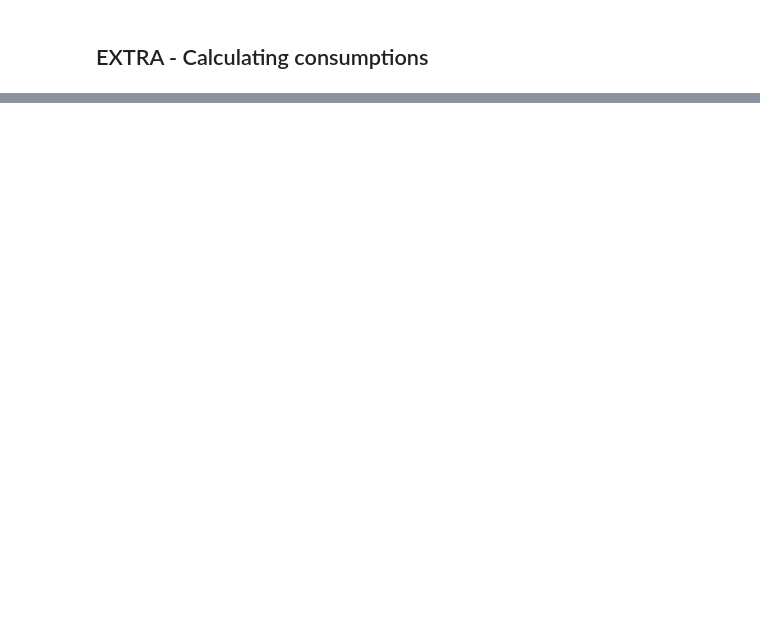
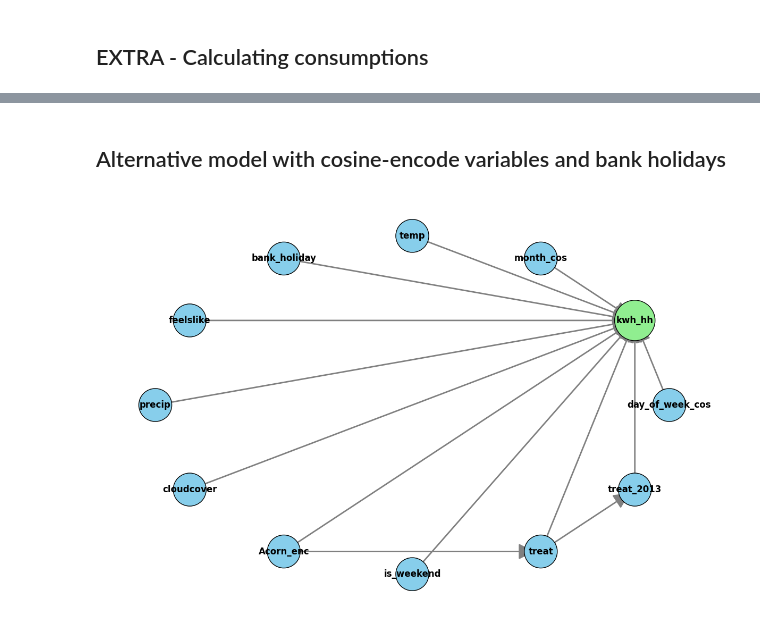
Before and after one commit to AlvaroCorrales/smart-meters-london, a Jupyter notebook: Causal analysis.ipynb, the cells around one changed output, grey strips where cells are left out. Cells and saved outputs as stored; diff of their text form; code cells hidden in the pictures; blank space fills up the shorter version.

Commit message:
Update notebook with new variables

```diff
--- a/Causal analysis.ipynb
+++ b/Causal analysis.ipynb
@@ -367,0 +435,2 @@ total_cons.mean()
+# %% [markdown]
+## Alternative model with cosine-encode variables and bank holidays
@@ -367,0 +470,27 @@ total_cons.mean()
+# %%
+# Draw the graph
+plt.figure(figsize=(12, 8))
+
+# Use shell layout for a more circular, cleaner arrangement
+pos = nx.circular_layout(G)
+
+# Draw nodes with a color gradient and different sizes based on their degree
+node_sizes = [3000 if node == 'kwh_hh' else 2000 for node in G.nodes()]
+node_colors = ['lightgreen' if node == 'kwh_hh' else 'skyblue' for node in G.nodes()]
+nx.draw_networkx_nodes(G, pos, node_size=node_sizes, node_color=node_colors, edgecolors='black')
+
+# Draw edges with arrows and custom width/color
+nx.draw_networkx_edges(G, pos, arrowstyle='-|>', arrowsize=45, edge_color='gray', width=2)
+
+# Add labels to the nodes
+nx.draw_networkx_labels(G, pos, font_size=12, font_color='black', font_weight='bold')
+
+# Remove axis for a cleaner look
+plt.axis('off')
+
+# Show the graph
+plt.tight_layout()
+plt.savefig('Images/whole_network.png')
+plt.show()
+# %% [output]
+[figure, added]
```
Also changed, not shown: parts of 25 cells of this notebook, 1 other file.
